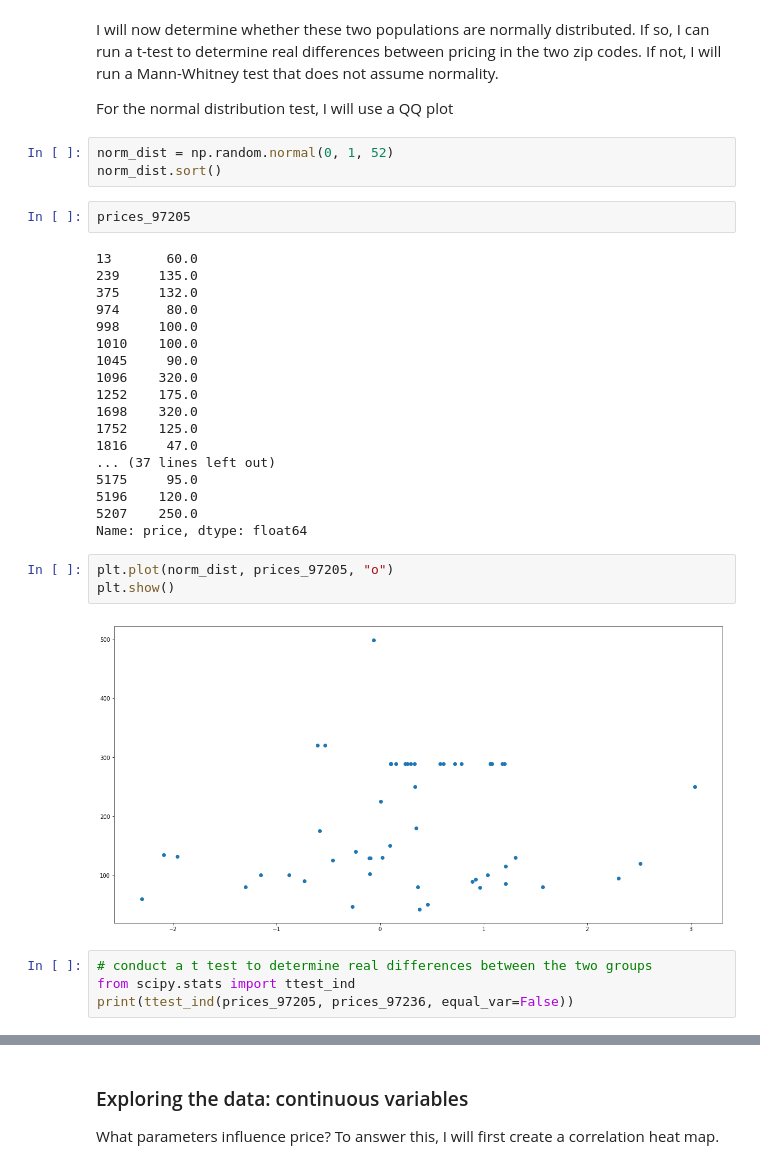
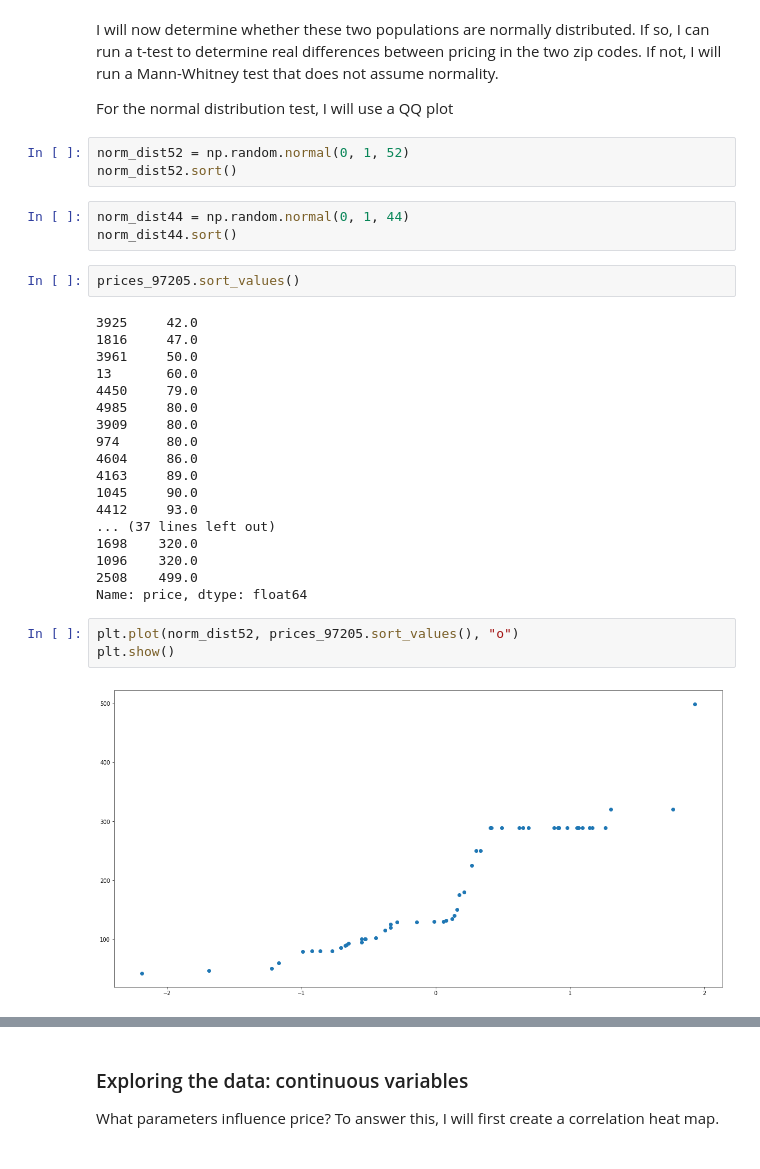
Before and after one commit to mahmoudheshmat/learn-datascience, a Jupyter notebook: Fundamentals/4.2.2 Analytic Report and Research Proposal - airbnb.ipynb, the cells around one changed output, grey strips where cells are left out. Cells and saved outputs as stored; diff of their text form.

```diff
--- a/Fundamentals/4.2.2 Analytic Report and Research Proposal - airbnb.ipynb
+++ b/Fundamentals/4.2.2 Analytic Report and Research Proposal - airbnb.ipynb
@@ -291,34 +298,33 @@ I will now determine whether these two populations are normally distributed. If
 
 For the normal distribution test, I will use a QQ plot
 # %%
-norm_dist = np.random.normal(0, 1, 52)
-norm_dist.sort()
+norm_dist52 = np.random.normal(0, 1, 52)
+norm_dist52.sort()
+# %%
+norm_dist44 = np.random.normal(0, 1, 44)
+norm_dist44.sort()
 # %%
-prices_97205
+prices_97205.sort_values()
 # %% [output]
+3925     42.0
+1816     47.0
+3961     50.0
 13       60.0
-239     135.0
-375     132.0
+4450     79.0
+4985     80.0
+3909     80.0
 974      80.0
-998     100.0
-1010    100.0
+4604     86.0
+4163     89.0
 1045     90.0
+4412     93.0
+... (37 lines left out)
+1698    320.0
 1096    320.0
-1252    175.0
-1698    320.0
-1752    125.0
-1816     47.0
-... (37 lines left out)
-5175     95.0
-5196    120.0
-5207    250.0
+2508    499.0
 Name: price, dtype: float64
 # %%
-plt.plot(norm_dist, prices_97205, "o")
+plt.plot(norm_dist52, prices_97205.sort_values(), "o")
 plt.show()
 # %% [output]
-[figure, old version]
+[figure, new version]
-# %%
-# conduct a t test to determine real differences between the two groups
-from scipy.stats import ttest_ind
-print(ttest_ind(prices_97205, prices_97236, equal_var=False))
```
Also changed, not shown: parts of 30 cells of this notebook.
